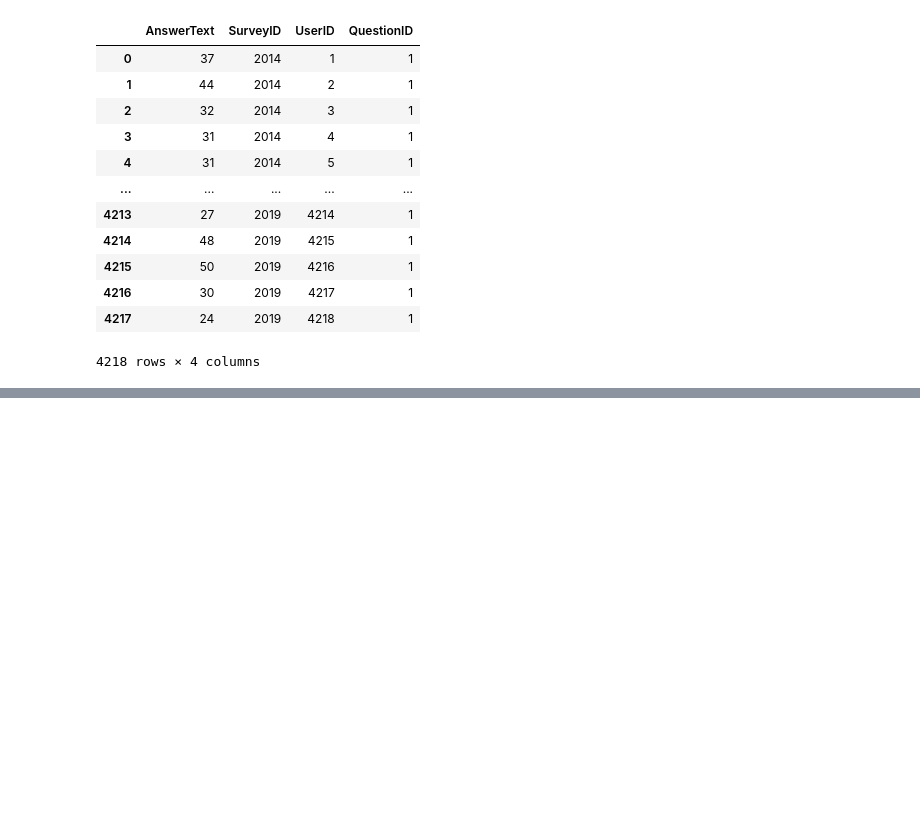
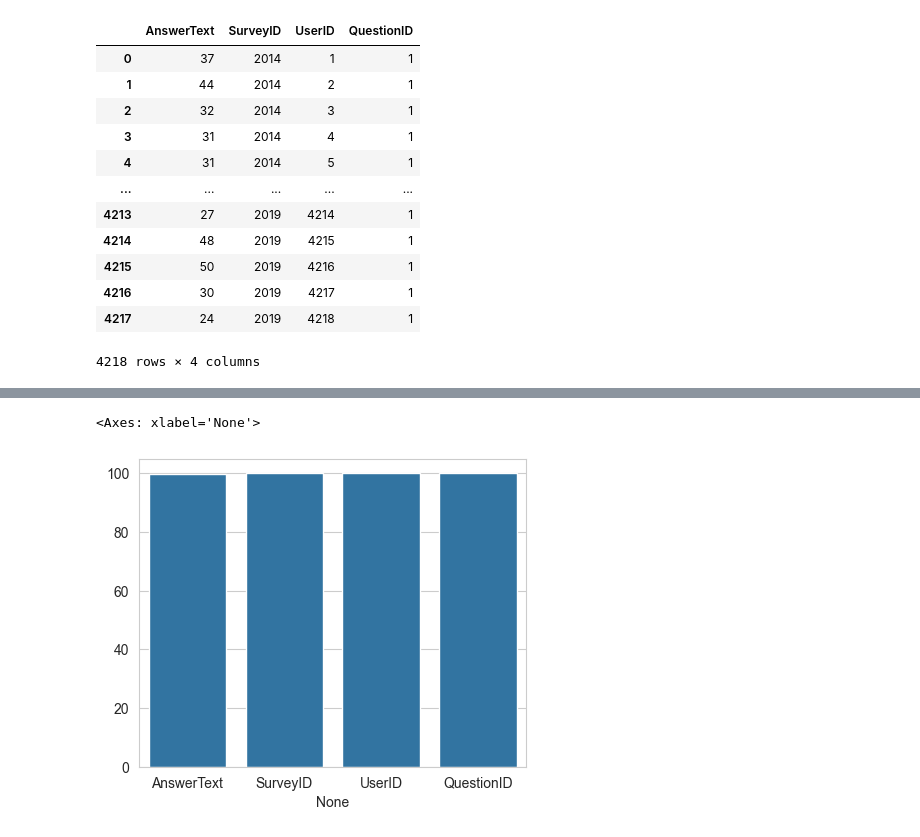
Before and after one commit to CelineChiLamNg/tech_mental_health, a Jupyter notebook: mental_health_tech.ipynb, the cells around one changed output, grey strips where cells are left out. Drawn from its saved outputs; the diff is of its cells as text; code cells hidden in the pictures; blank space fills up the shorter version.

```diff
--- a/mental_health_tech.ipynb
+++ b/mental_health_tech.ipynb
@@ -620,3 +622,12 @@ Index: []
+# %%
+available_data = (1-answer_to_question_1.isna().mean())*100
+plt.figure(figsize=(5, 4))
+sns.set_style(style='whitegrid')
+sns.barplot(x=available_data.index, y=available_data
+            .values)
+# %% [output]
+<Axes: xlabel='None'>
+[figure, added]
 # %%
 plt.figure(figsize=(8, 5))
 sns.set_style(style='whitegrid')
```
Also changed, not shown: parts of 11 cells of this notebook.
